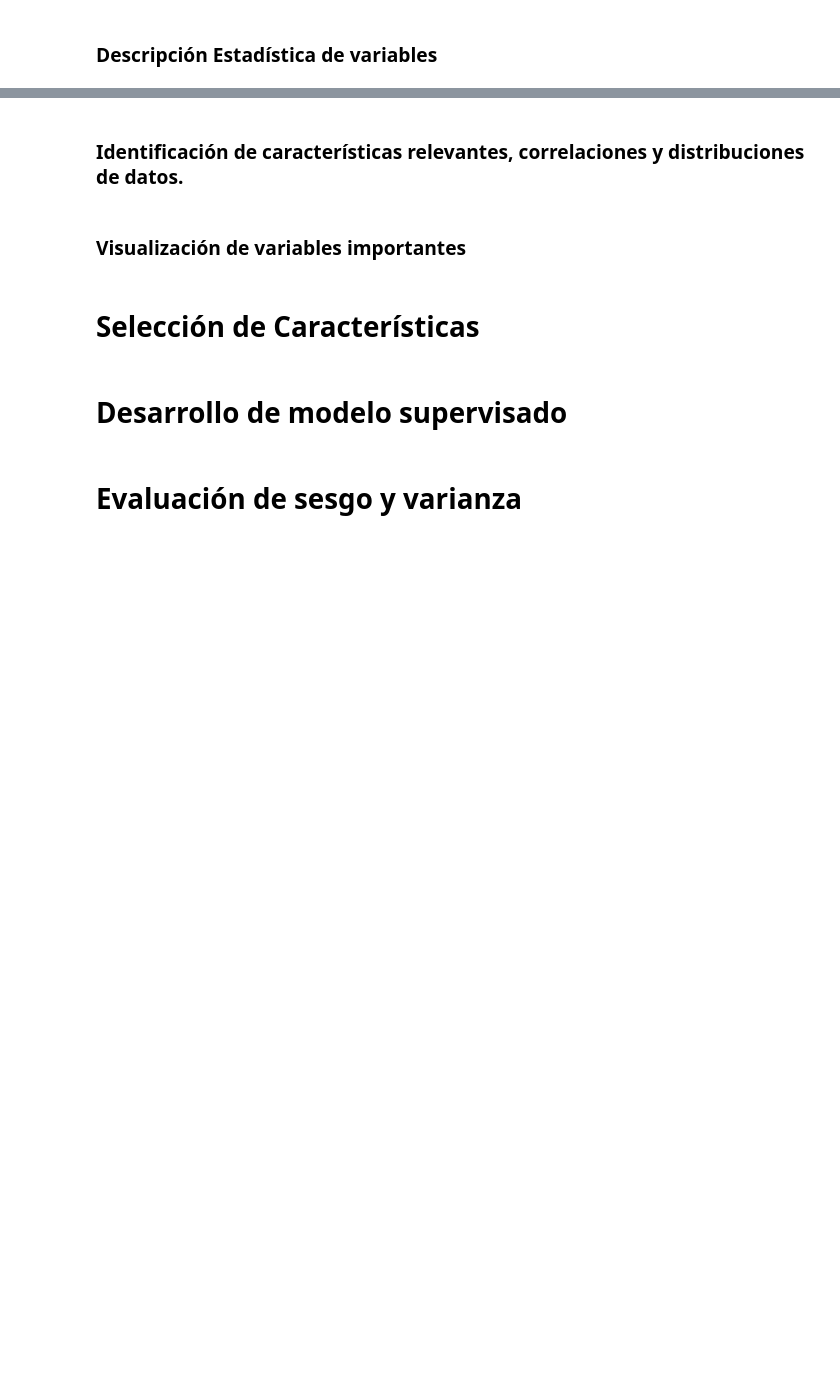
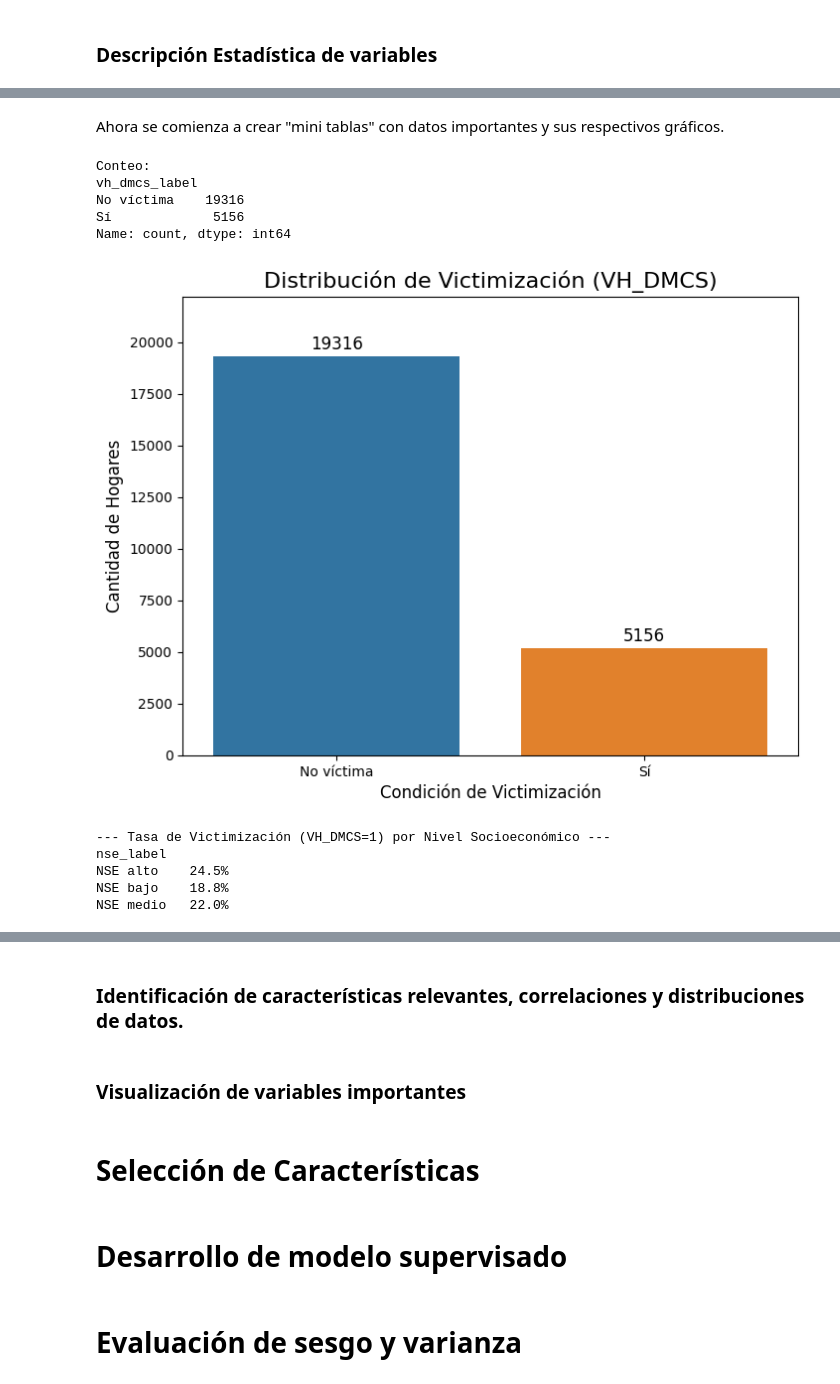
Before and after one commit to zMRGABOz/tarea_2_ia, a Jupyter notebook: src/main.ipynb, the cells around one changed output, grey strips where cells are left out. Saved outputs shown, nothing was run; the diff lists cells and outputs as text; code cells hidden in the pictures; blank space fills up the shorter version.

Commit message:
añade la descripción de los datos

```diff
--- a/src/main.ipynb
+++ b/src/main.ipynb
@@ -5,10 +5,9 @@
 # %%
 import pandas as pd
 import numpy as np
-from IPython.display import display
+import seaborn as sns
+import matplotlib.pyplot as plt
 
-df = pd.read_csv("../Data/base-de-datos---enusc-2024.csv")
+df= pd.read_csv("../Data/base-de-datos---enusc-2024.csv", sep=';', decimal=',')
 
-display(df.info())
-display(df.describe(include="all"))
-display(df.isnull().sum().to_frame("Missing Values"))
+df.head()
@@ -16,0 +85,6 @@ display(df.isnull().sum().to_frame("Missing Values"))
+# %%
+# Filtramos el DF para quedarnos solo con el "Informante Kish"
+df_informantes = df[df['Kish'] == 1].copy()
+
+print(f"Filas originales (personas): {len(df)}")
+print(f"Filas filtradas (informantes): {len(df_informantes)}")
@@ -16,0 +207,58 @@ display(df.isnull().sum().to_frame("Missing Values"))
+# %% [markdown]
+Ahora se comienza a crear "mini tablas" con datos importantes y sus respectivos gráficos.
+# %%
+df_informantes['vh_dmcs_label'] = df_informantes['VH_DMCS'].map(victima_labels)
+
+plt.figure(figsize=(8, 6))
+ax = sns.countplot(
+    x='vh_dmcs_label',
+    hue='vh_dmcs_label',
+    data=df_informantes,
+    order=['No víctima', 'Sí'],
+    legend=False
+)
+
+ax.set_title('Distribución de Victimización (VH_DMCS)', fontsize=16)
+ax.set_xlabel('Condición de Victimización', fontsize=12)
+ax.set_ylabel('Cantidad de Hogares', fontsize=12)
+
+# Añade el conteo sobre cada barra
+counts = df_informantes['vh_dmcs_label'].value_counts().reindex(['No víctima', 'Sí'])
+
+# Asignamos las alturas correctas
+ax.patches[0].set_height(counts.get('No víctima', 0))
+ax.patches[1].set_height(counts.get('Sí', 0))
+
+# Ajustamos el límite Y
+ax.set_ylim(0, counts.max() * 1.15) # Da espacio para la etiqueta
+for p in ax.patches:
+    ax.annotate(f'{int(p.get_height())}', # El número a mostrar (como entero)
+                (p.get_x() + p.get_width() / 2., p.get_height()), # Posición
+                ha='center', va='center',
+                xytext=(0, 9),
+                textcoords='offset points',
+                fontsize=12)
+
+print("Conteo:")
+print(counts)
+# %% [output]
+Conteo:
+vh_dmcs_label
+No víctima    19316
+Sí             5156
+Name: count, dtype: int64
+[figure, added]
+# %%
+# Agrupamos por la etiqueta de NSE y calculamos la media de VH_DMCS.
+# Multiplicamos por 100 para obtener el porcentaje.
+tasa_victim_nse = df_informantes.groupby('nse_label')['VH_DMCS'].mean() * 100
+
+# 4. Imprime la tabla
+print("--- Tasa de Victimización (VH_DMCS=1) por Nivel Socioeconómico ---")
+print(tasa_victim_nse.to_string(float_format='{:.1f}%'.format))
+# %% [output]
+--- Tasa de Victimización (VH_DMCS=1) por Nivel Socioeconómico ---
+nse_label
+NSE alto    24.5%
+NSE bajo    18.8%
+NSE medio   22.0%
```
Also changed, not shown: parts of 21 cells of this notebook, 2 other files.
